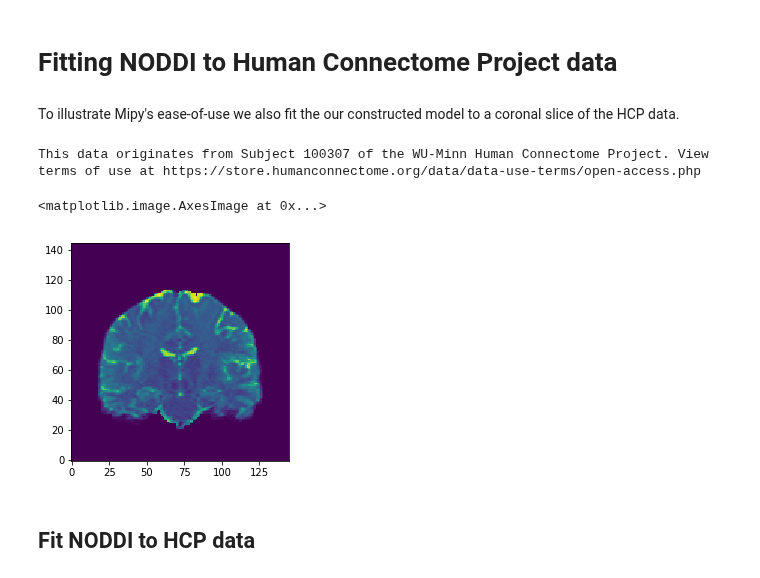
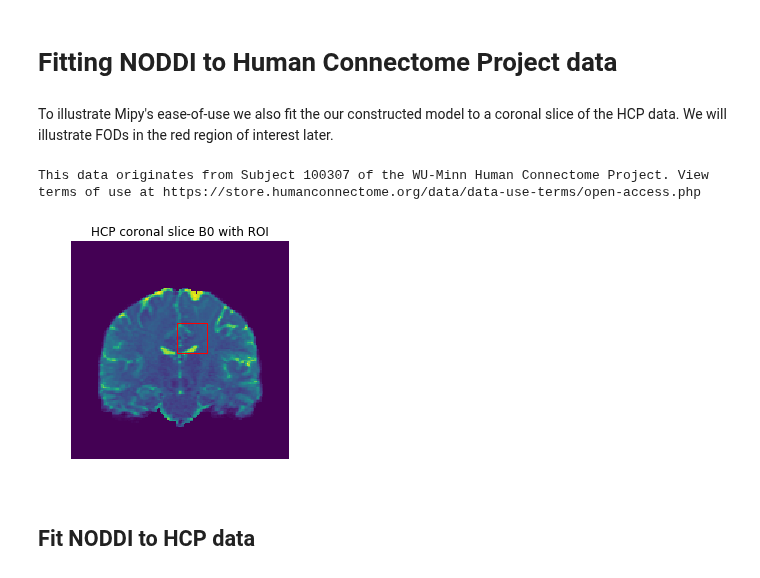
Before and after one commit to AthenaEPI/dmipy, a Jupyter notebook: examples/example_noddi_watson.ipynb, the cells around one changed output. Drawn from its saved outputs; the diff is of its cells as text; code cells hidden in the pictures.

```diff
--- a/examples/example_noddi_watson.ipynb
+++ b/examples/example_noddi_watson.ipynb
@@ -74,20 +69,25 @@ Done!
 # %% [markdown]
 # Fitting NODDI to Human Connectome Project data
 # %% [markdown]
-To illustrate Mipy's ease-of-use we also fit the our constructed model to a coronal slice of the HCP data.
+To illustrate Mipy's ease-of-use we also fit the our constructed model to a coronal slice of the HCP data. We will illustrate FODs in the red region of interest later.
 # %%
 from mipy.data import saved_data
 scheme_hcp, data_hcp = saved_data.wu_minn_hcp_coronal_slice()
 # %% [output]
 This data originates from Subject 100307 of the WU-Minn Human Connectome Project. View terms of use at https://store.humanconnectome.org/data/data-use-terms/open-access.php
-# %%
-import matplotlib.pyplot as plt
-%matplotlib inline
-# the b0 value of the slice.
-plt.imshow(data_hcp[:,0,:,0].T, origin=True)
-# %% [output]
-<matplotlib.image.AxesImage at 0x...>
-[figure, removed]
+# %%
+import matplotlib.pyplot as plt
+import matplotlib.patches as patches
+%matplotlib inline
+
+fig, ax = plt.subplots(1)
+ax.imshow(data_hcp[:, 0, :, 0].T, origin=True)
+rect = patches.Rectangle((70,70),20,20,linewidth=1,edgecolor='r',facecolor='none')
+ax.add_patch(rect)
+ax.set_axis_off()
+ax.set_title('HCP coronal slice B0 with ROI');
+# %% [output]
+[figure, added]
 # %% [markdown]
 ## Fit NODDI to HCP data
 # %%
```
Also changed, not shown: parts of 18 cells of this notebook.
